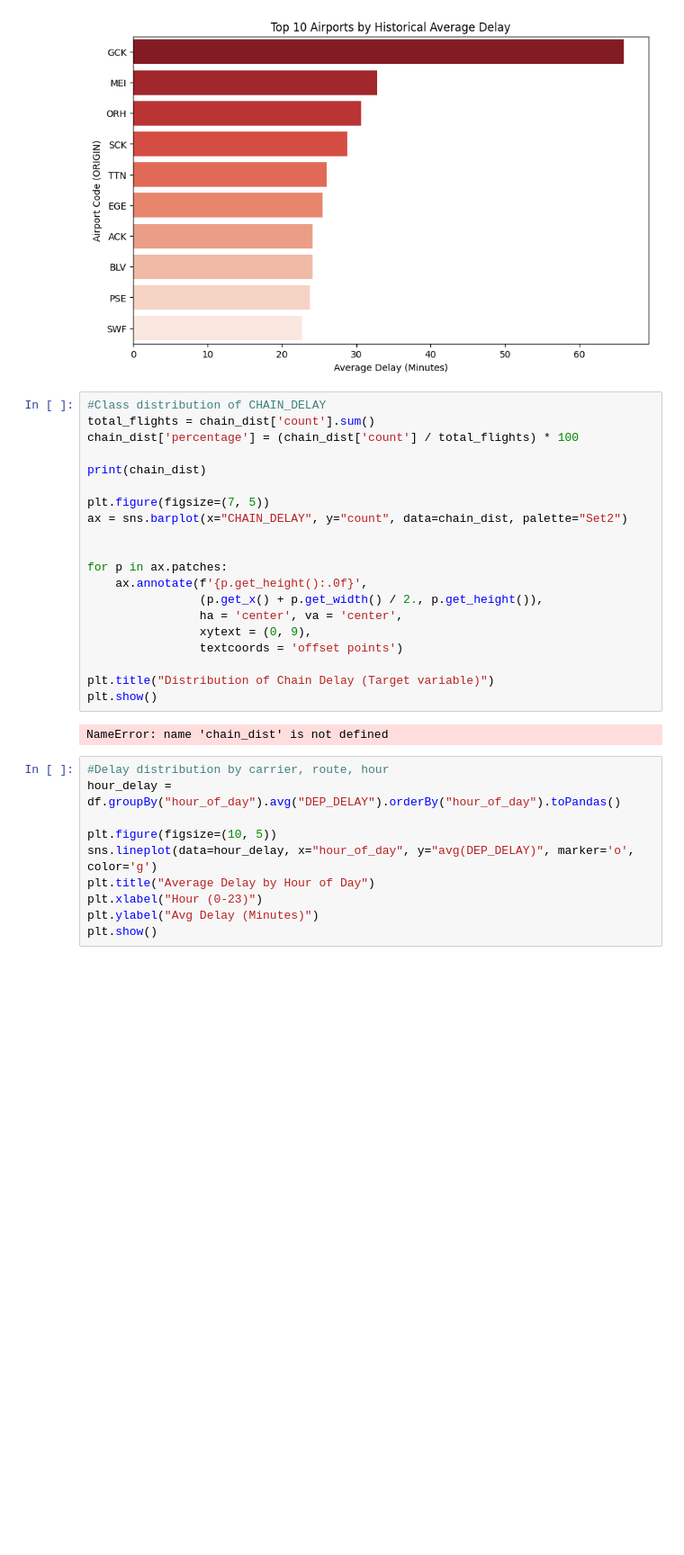
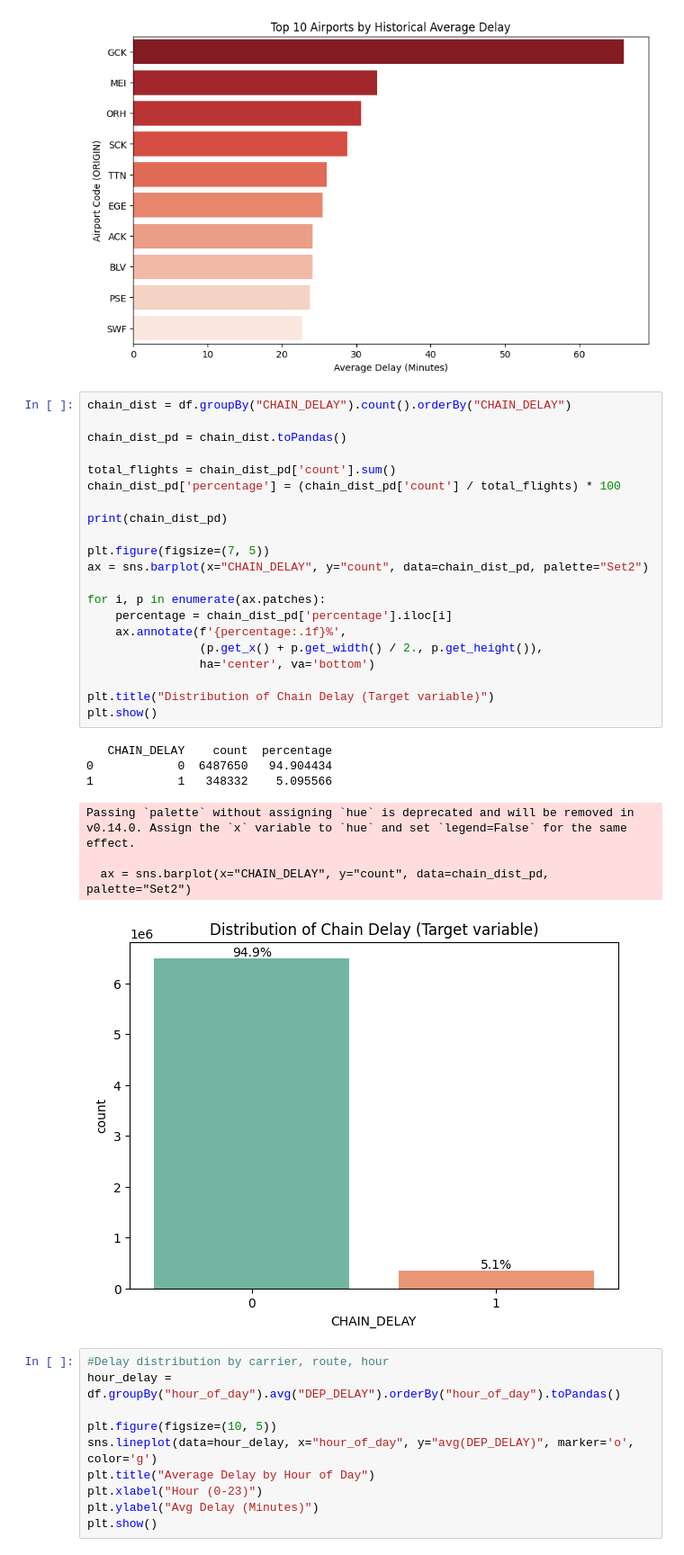
Before and after one commit to Mohamedashraf2005/Flight_Delay-PySpark, a Jupyter notebook: Flight_Delay_Chain_Reaction_Prediction.ipynb, the cells around one changed output. Shown at 90% size. Saved outputs shown, nothing was run; the diff lists cells and outputs as text; blank space fills up the shorter version.

```diff
--- a/Flight_Delay_Chain_Reaction_Prediction.ipynb
+++ b/Flight_Delay_Chain_Reaction_Prediction.ipynb
@@ -422,27 +422,34 @@ Passing `palette` without assigning `hue` is deprecated and will be removed in v
   sns.barplot(data=top_delay_airports, x="avg_delay_airport", y="ORIGIN", palette="Reds_r")
 [figure]
 # %%
-#Class distribution of CHAIN_DELAY
-total_flights = chain_dist['count'].sum()
-chain_dist['percentage'] = (chain_dist['count'] / total_flights) * 100
+chain_dist = df.groupBy("CHAIN_DELAY").count().orderBy("CHAIN_DELAY")
 
-print(chain_dist)
+chain_dist_pd = chain_dist.toPandas()
+
+total_flights = chain_dist_pd['count'].sum()
+chain_dist_pd['percentage'] = (chain_dist_pd['count'] / total_flights) * 100
+
+print(chain_dist_pd)
 
 plt.figure(figsize=(7, 5))
-ax = sns.barplot(x="CHAIN_DELAY", y="count", data=chain_dist, palette="Set2")
+ax = sns.barplot(x="CHAIN_DELAY", y="count", data=chain_dist_pd, palette="Set2")
 
-
-for p in ax.patches:
-    ax.annotate(f'{p.get_height():.0f}',
+for i, p in enumerate(ax.patches):
+    percentage = chain_dist_pd['percentage'].iloc[i]
+    ax.annotate(f'{percentage:.1f}%',
                 (p.get_x() + p.get_width() / 2., p.get_height()),
-                ha = 'center', va = 'center',
-                xytext = (0, 9),
-                textcoords = 'offset points')
+                ha='center', va='bottom')
 
 plt.title("Distribution of Chain Delay (Target variable)")
 plt.show()
 # %% [output]
-NameError: name 'chain_dist' is not defined
+   CHAIN_DELAY    count  percentage
+0            0  6487650   94.904434
+1            1   348332    5.095566
+Passing `palette` without assigning `hue` is deprecated and will be removed in v0.14.0. Assign the `x` variable to `hue` and set `legend=False` for the same effect.
+
+  ax = sns.barplot(x="CHAIN_DELAY", y="count", data=chain_dist_pd, palette="Set2")
+[figure, added]
 # %%
 #Delay distribution by carrier, route, hour
 hour_delay = df.groupBy("hour_of_day").avg("DEP_DELAY").orderBy("hour_of_day").toPandas()
```
Also changed, not shown: parts of 10 cells of this notebook.
